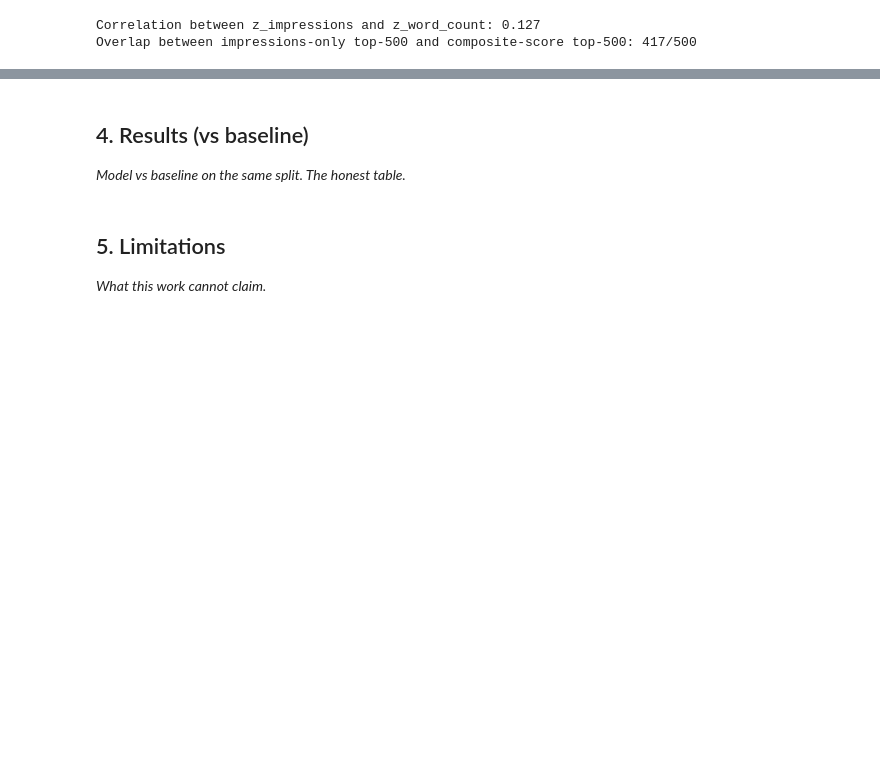
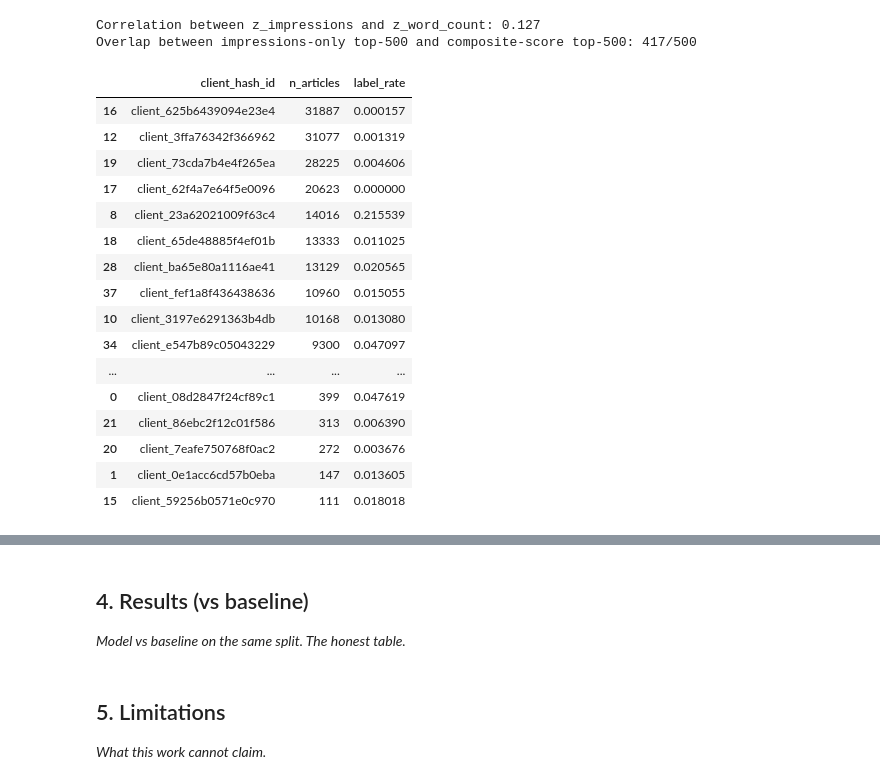
Before and after one commit to whozahm3d/flyrank-ml-internship, a Jupyter notebook: work/notebooks/capstone.ipynb, the cells around one changed output, grey strips where cells are left out. Drawn from its saved outputs; the diff is of its cells as text; code cells hidden in the pictures; blank space fills up the shorter version.

```diff
--- a/work/notebooks/capstone.ipynb
+++ b/work/notebooks/capstone.ipynb
@@ -507,3 +510,29 @@ print(f"Overlap between impressions-only top-500 and composite-score top-500: {o
 # %% [output]
 Correlation between z_impressions and z_word_count: 0.127
 Overlap between impressions-only top-500 and composite-score top-500: 417/500
+# %%
+# Check per-client label rate and size — needed to build a smarter split
+client_stats = features.groupby("client_hash_id").agg(
+    n_articles=("content_hash_id", "count"),
+    label_rate=("label_ai", "mean")
+).reset_index().sort_values("n_articles", ascending=False)
+
+client_stats
+# %% [output]
+|  | client_hash_id | n_articles | label_rate |
+| 16 | client_625b6439094e23e4 | 31887 | 0.000157 |
+| 12 | client_3ffa76342f366962 | 31077 | 0.001319 |
+| 19 | client_73cda7b4e4f265ea | 28225 | 0.004606 |
+| 17 | client_62f4a7e64f5e0096 | 20623 | 0.000000 |
+| 8 | client_23a62021009f63c4 | 14016 | 0.215539 |
+| 18 | client_65de48885f4ef01b | 13333 | 0.011025 |
+| 28 | client_ba65e80a1116ae41 | 13129 | 0.020565 |
+| 37 | client_fef1a8f436438636 | 10960 | 0.015055 |
+| 10 | client_3197e6291363b4db | 10168 | 0.013080 |
+| 34 | client_e547b89c05043229 | 9300 | 0.047097 |
+| ... | ... | ... | ... |
+| 0 | client_08d2847f24cf89c1 | 399 | 0.047619 |
+| 21 | client_86ebc2f12c01f586 | 313 | 0.006390 |
+| 20 | client_7eafe750768f0ac2 | 272 | 0.003676 |
+| 1 | client_0e1acc6cd57b0eba | 147 | 0.013605 |
+| 15 | client_59256b0571e0c970 | 111 | 0.018018 |
```
Also changed, not shown: parts of 9 cells of this notebook.
